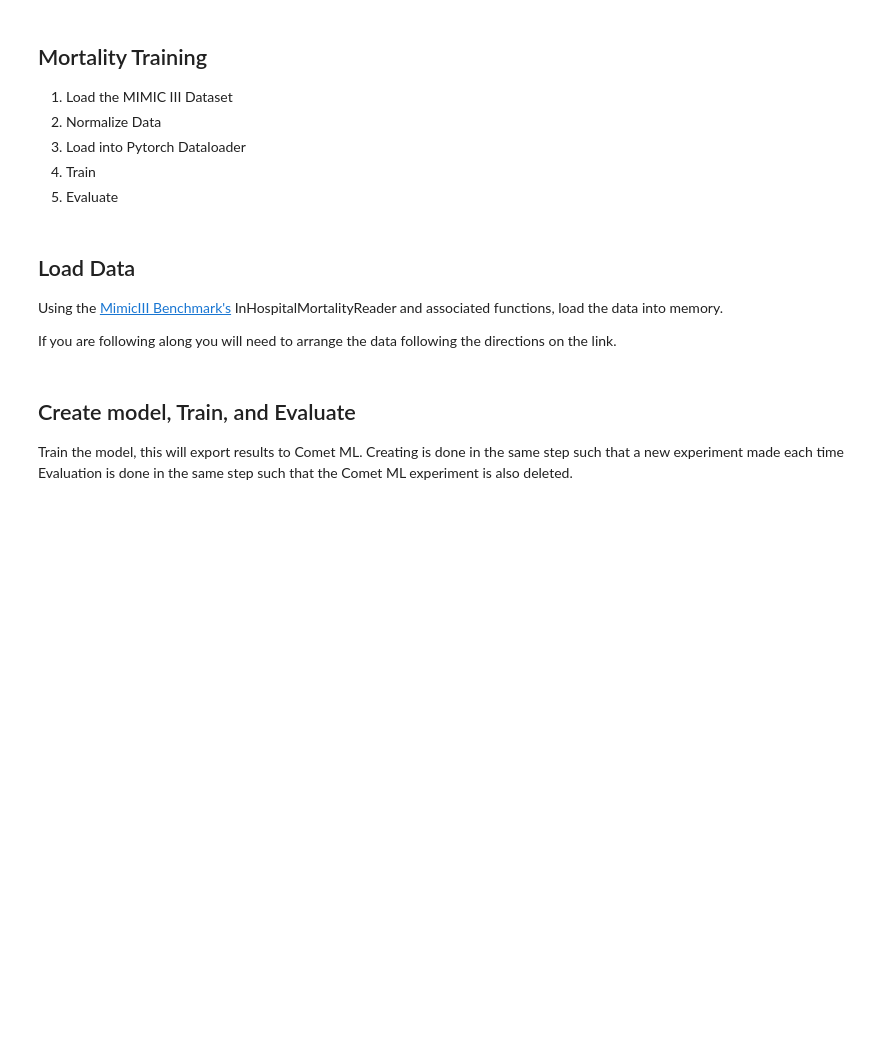
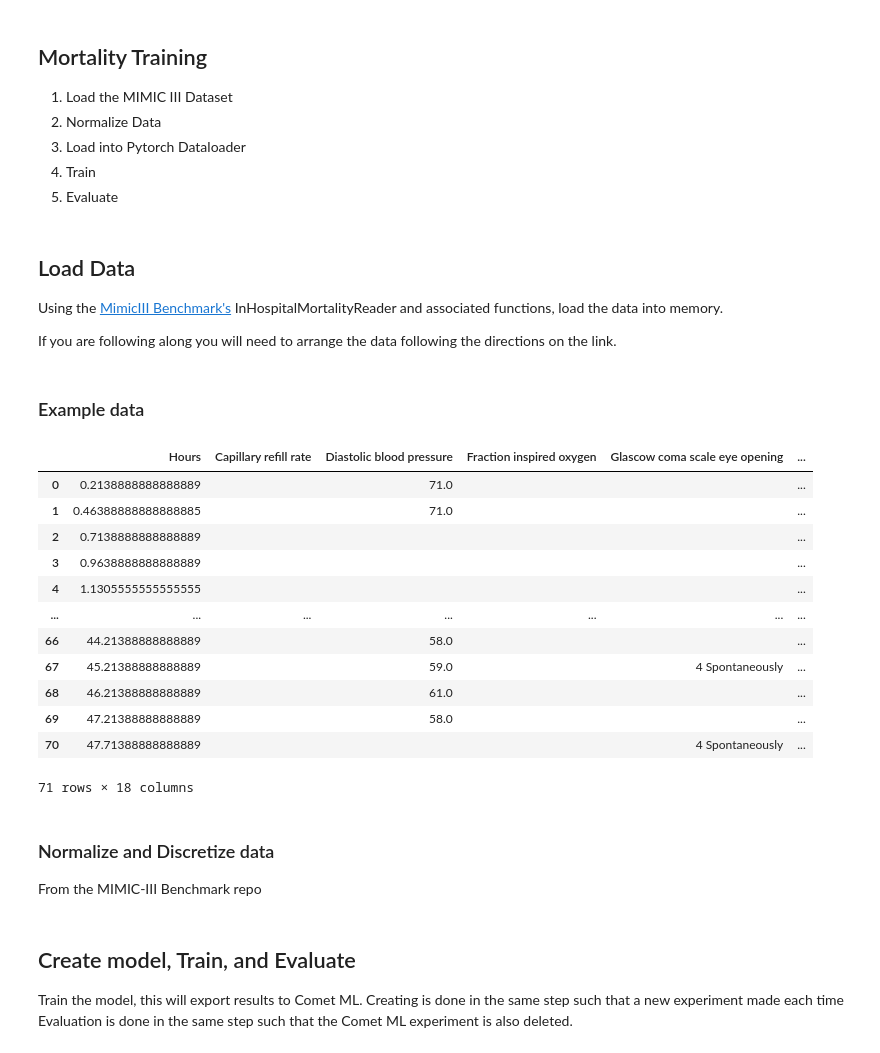
Before and after one commit to SamuelDoud/SAnD, a Jupyter notebook: mortality_training_notebook.ipynb, the cells around one changed output. Cells and saved outputs as stored; diff of their text form; code cells hidden in the pictures; blank space fills up the shorter version.

```diff
--- a/mortality_training_notebook.ipynb
+++ b/mortality_training_notebook.ipynb
@@ -27,12 +29,35 @@ Using the [MimicIII Benchmark's](https://github.com/YerevaNN/mimic3-benchmarks)
 
 If you are following along you will need to arrange the data following the directions on the link.
 # %%
-train_reader = InHospitalMortalityReader(dataset_dir="mimic3_benchmarks/data/in-hospital-mortality/train",
-                              listfile="mimic3_benchmarks/data/in-hospital-mortality/train_listfile.csv")
-val_reader = InHospitalMortalityReader(dataset_dir="mimic3_benchmarks/data/in-hospital-mortality/train",
-                              listfile="mimic3_benchmarks/data/in-hospital-mortality/val_listfile.csv")
-test_reader = InHospitalMortalityReader(dataset_dir="mimic3_benchmarks/data/in-hospital-mortality/test",
-                              listfile="mimic3_benchmarks/data/in-hospital-mortality/test_listfile.csv")
+train_reader = Reader(dataset_dir=f"mimic3_benchmarks/data/{task}/train",
+                              listfile=f"mimic3_benchmarks/data/{task}/train_listfile.csv")
+val_reader = Reader(dataset_dir=f"mimic3_benchmarks/data/{task}/train",
+                              listfile=f"mimic3_benchmarks/data/{task}/val_listfile.csv")
+test_reader = Reader(dataset_dir=f"mimic3_benchmarks/data/{task}/test",
+                              listfile=f"mimic3_benchmarks/data/{task}/test_listfile.csv")
+# %% [markdown]
+### Example data
+# %%
+ex = pd.DataFrame.from_dict(train_reader.read_example(0)['X'])
+ex.columns = train_reader.read_example(0)["header"]
+ex
+# %% [output]
+|  | Hours | Capillary refill rate | Diastolic blood pressure | Fraction inspired oxygen | Glascow coma scale eye opening | ... |
+| 0 | 0.2138888888888889 |  | 71.0 |  |  | ... |
+| 1 | 0.46388888888888885 |  | 71.0 |  |  | ... |
+| 2 | 0.7138888888888889 |  |  |  |  | ... |
+| 3 | 0.9638888888888889 |  |  |  |  | ... |
+| 4 | 1.1305555555555555 |  |  |  |  | ... |
+| ... | ... | ... | ... | ... | ... | ... |
+| 66 | 44.21388888888889 |  | 58.0 |  |  | ... |
+| 67 | 45.21388888888889 |  | 59.0 |  | 4 Spontaneously | ... |
+| 68 | 46.21388888888889 |  | 61.0 |  |  | ... |
+| 69 | 47.21388888888889 |  | 58.0 |  |  | ... |
+| 70 | 47.71388888888889 |  |  |  | 4 Spontaneously | ... |
+71 rows × 18 columns
+# %% [markdown]
+### Normalize and Discretize data
+From the MIMIC-III Benchmark repo
 # %%
 discretizer = Discretizer(timestep=1.0,
                           store_masks=True,
```
Also changed, not shown: parts of 2 cells of this notebook, 11 other files.
